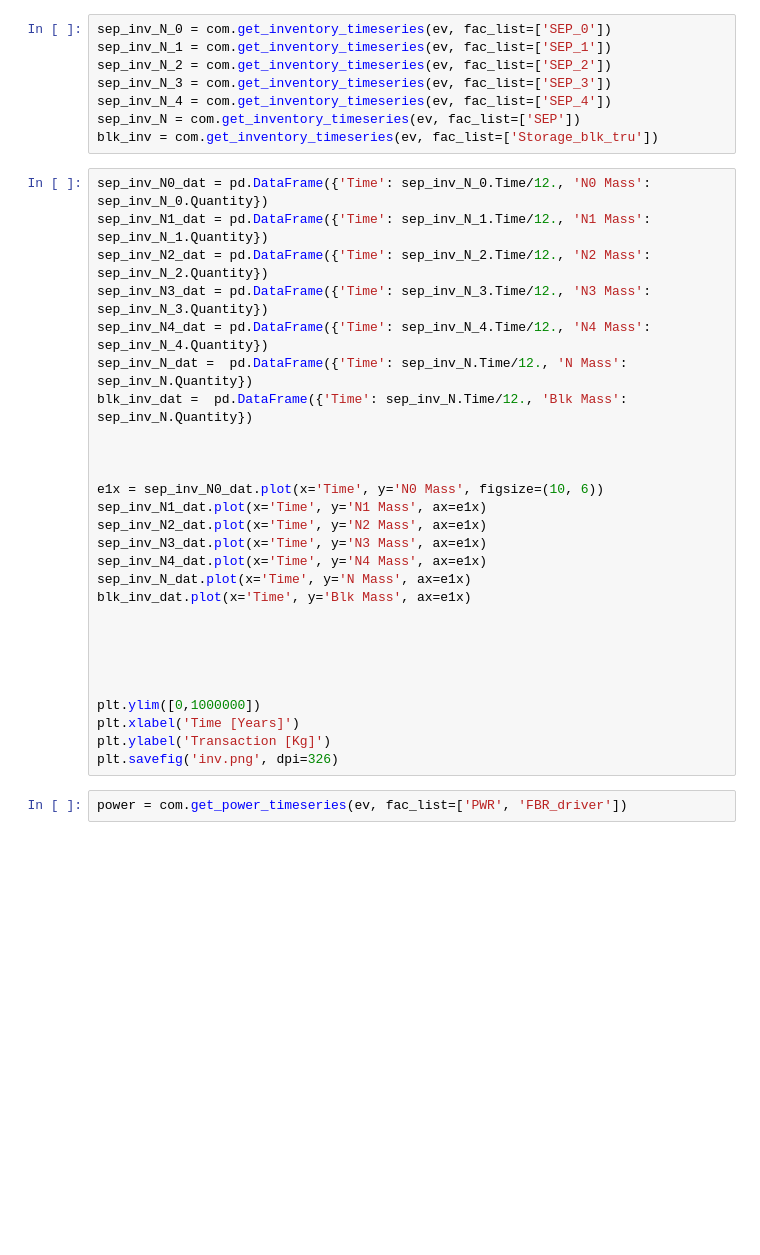
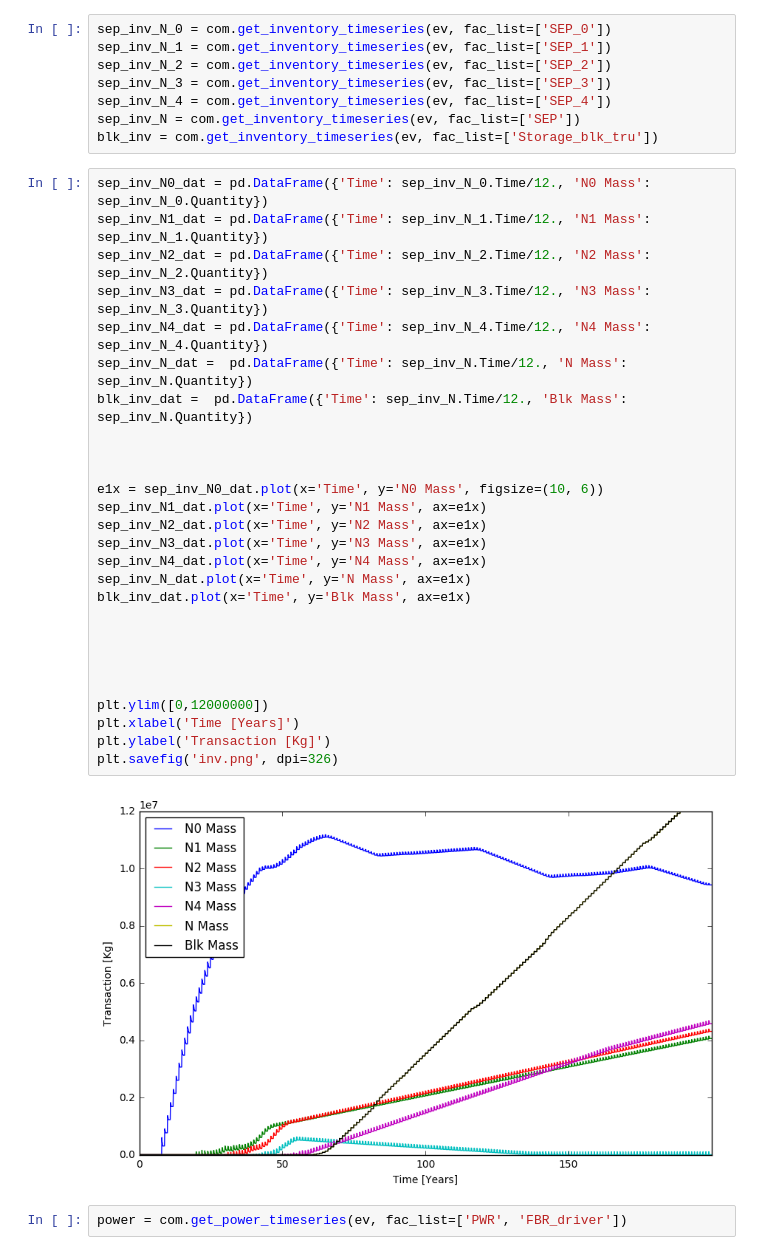
Before and after one commit to Baaaaam/EG30, a Jupyter notebook: EG30_analysis.ipynb, the cells around one changed output. Drawn from its saved outputs; the diff is of its cells as text; blank space fills up the shorter version.

Commit message:
plots

```diff
--- a/EG30_analysis.ipynb
+++ b/EG30_analysis.ipynb
@@ -54,30 +54,32 @@ blk_inv = com.get_inventory_timeseries(ev, fac_list=['Storage_blk_tru'])
 # %%
 sep_inv_N0_dat = pd.DataFrame({'Time': sep_inv_N_0.Time/12., 'N0 Mass': sep_inv_N_0.Quantity})
 sep_inv_N1_dat = pd.DataFrame({'Time': sep_inv_N_1.Time/12., 'N1 Mass': sep_inv_N_1.Quantity})
 sep_inv_N2_dat = pd.DataFrame({'Time': sep_inv_N_2.Time/12., 'N2 Mass': sep_inv_N_2.Quantity})
 sep_inv_N3_dat = pd.DataFrame({'Time': sep_inv_N_3.Time/12., 'N3 Mass': sep_inv_N_3.Quantity})
 sep_inv_N4_dat = pd.DataFrame({'Time': sep_inv_N_4.Time/12., 'N4 Mass': sep_inv_N_4.Quantity})
 sep_inv_N_dat =  pd.DataFrame({'Time': sep_inv_N.Time/12., 'N Mass': sep_inv_N.Quantity})
 blk_inv_dat =  pd.DataFrame({'Time': sep_inv_N.Time/12., 'Blk Mass': sep_inv_N.Quantity})
 
 
 
 e1x = sep_inv_N0_dat.plot(x='Time', y='N0 Mass', figsize=(10, 6))
 sep_inv_N1_dat.plot(x='Time', y='N1 Mass', ax=e1x)
 sep_inv_N2_dat.plot(x='Time', y='N2 Mass', ax=e1x)
 sep_inv_N3_dat.plot(x='Time', y='N3 Mass', ax=e1x)
 sep_inv_N4_dat.plot(x='Time', y='N4 Mass', ax=e1x)
 sep_inv_N_dat.plot(x='Time', y='N Mass', ax=e1x)
 blk_inv_dat.plot(x='Time', y='Blk Mass', ax=e1x)
 
 
 
 
 
-plt.ylim([0,1000000])
+plt.ylim([0,12000000])
 plt.xlabel('Time [Years]')
 plt.ylabel('Transaction [Kg]')
 plt.savefig('inv.png', dpi=326)
+# %% [output]
+[figure, added]
 # %%
 power = com.get_power_timeseries(ev, fac_list=['PWR', 'FBR_driver'])
 # %%
```
Also changed, not shown: parts of 2 cells of this notebook, 3 other files.
